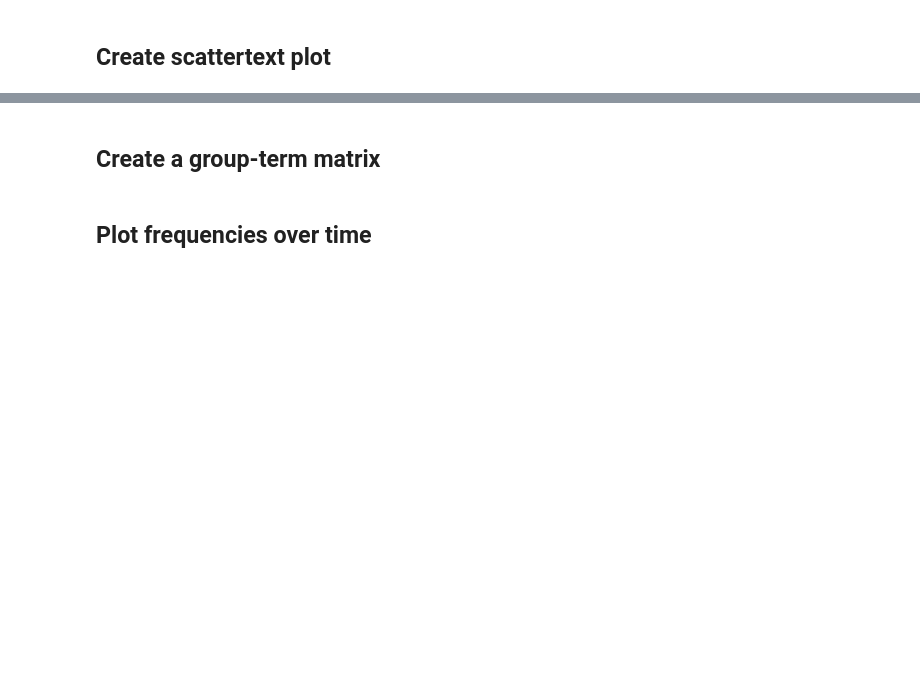
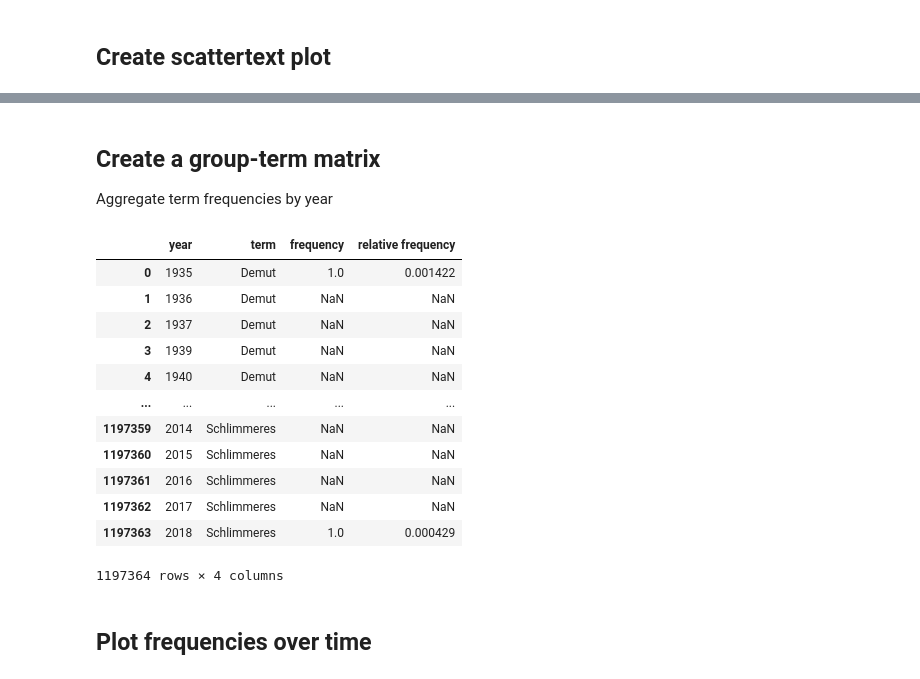
Before and after one commit to aflueckiger/KED2025, a Jupyter notebook: ked/materials/code/ked2024_10.ipynb, the cells around one changed output, grey strips where cells are left out. Cells and saved outputs as stored; diff of their text form; code cells hidden in the pictures; blank space fills up the shorter version.

```diff
--- a/ked/materials/code/ked2024_10.ipynb
+++ b/ked/materials/code/ked2024_10.ipynb
@@ -220,0 +300,11 @@ for doc in corpus:
+# %%
+# define your search pattern between brackets
+pattern = r"(Ausland|Inland)"
+CONTEXT=50 # number of characters before and after the keyword
+CONTEXT_PATTERN="(.{0," + str(CONTEXT) + "})" # leave as is
+
+df_matches = df["text"].str.extractall(CONTEXT_PATTERN + pattern + CONTEXT_PATTERN, re.IGNORECASE)
+
+# iterate over matches and print them
+for idx, row in df_matches.iterrows():
+    print(f"{row[0]}  {row[1]}  {row[2]}")
@@ -387,2 +485,3 @@ corpus_speeches = textacy.Corpus(de, data=texts)
 # %% [markdown]
 ## Create a group-term matrix
+Aggregate term frequencies by year
@@ -422,3 +488,39 @@ df_tidy
+# %%
+# count vocab per group (e.g., year)
+# define how groups are formed and what form of the terms should be counted (e.g. lemma)
+df_vocab = pd.DataFrame(
+    df_sub.groupby("Jahr").apply(lambda row: count_vocab(row["doc"], by="lemma_"), include_groups=False)
+).reset_index()
+
+# rename column (shape: group x aggregated vocab)
+df_vocab.rename(columns={"Jahr": "year", 0: "vocab"}, inplace=True)
+
+# extract the vocab from the dict in column `vocab` (shape: group x all terms)
+exploded_vocab = pd.json_normalize(df_vocab["vocab"])
+
+# concatenate the metadata and the exploded vocab and remove aggreated vocab
+df_vocab = pd.concat([df_vocab, exploded_vocab], axis=1).drop(columns=["vocab"])
+
+# change dataframe from horizontal to vertical shape
+df_tidy = df_vocab.melt(id_vars="year", var_name="term", value_name="frequency")
+
+# calculate the relative frequency of terms (normalize individual frequencies by year)
+df_tidy["relative frequency"] = df_tidy.groupby("year")["frequency"].transform(lambda x: x / x.sum())
+df_tidy
+# %% [output]
+|  | year | term | frequency | relative frequency |
+| 0 | 1935 | Demut | 1.0 | 0.001422 |
+| 1 | 1936 | Demut | NaN | NaN |
+| 2 | 1937 | Demut | NaN | NaN |
+| 3 | 1939 | Demut | NaN | NaN |
+| 4 | 1940 | Demut | NaN | NaN |
+| ... | ... | ... | ... | ... |
+| 1197359 | 2014 | Schlimmeres | NaN | NaN |
+| 1197360 | 2015 | Schlimmeres | NaN | NaN |
+| 1197361 | 2016 | Schlimmeres | NaN | NaN |
+| 1197362 | 2017 | Schlimmeres | NaN | NaN |
+| 1197363 | 2018 | Schlimmeres | 1.0 | 0.000429 |
+1197364 rows × 4 columns
 # %% [markdown]
 ## Plot frequencies over time
 # %%
```
Also changed, not shown: parts of 45 cells of this notebook.
